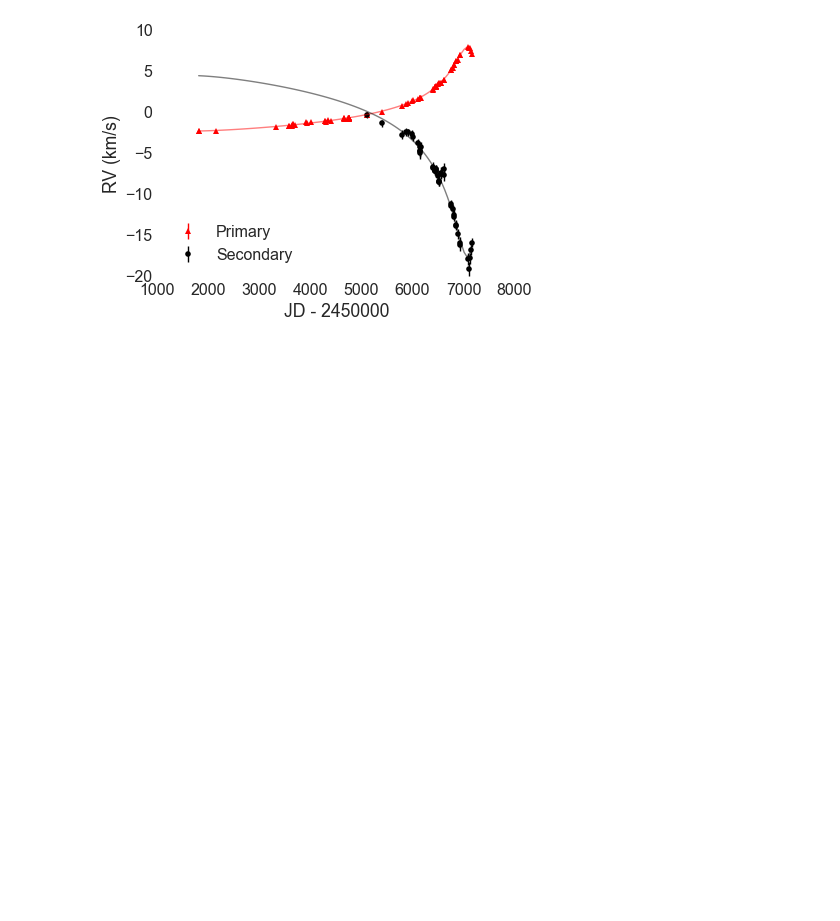
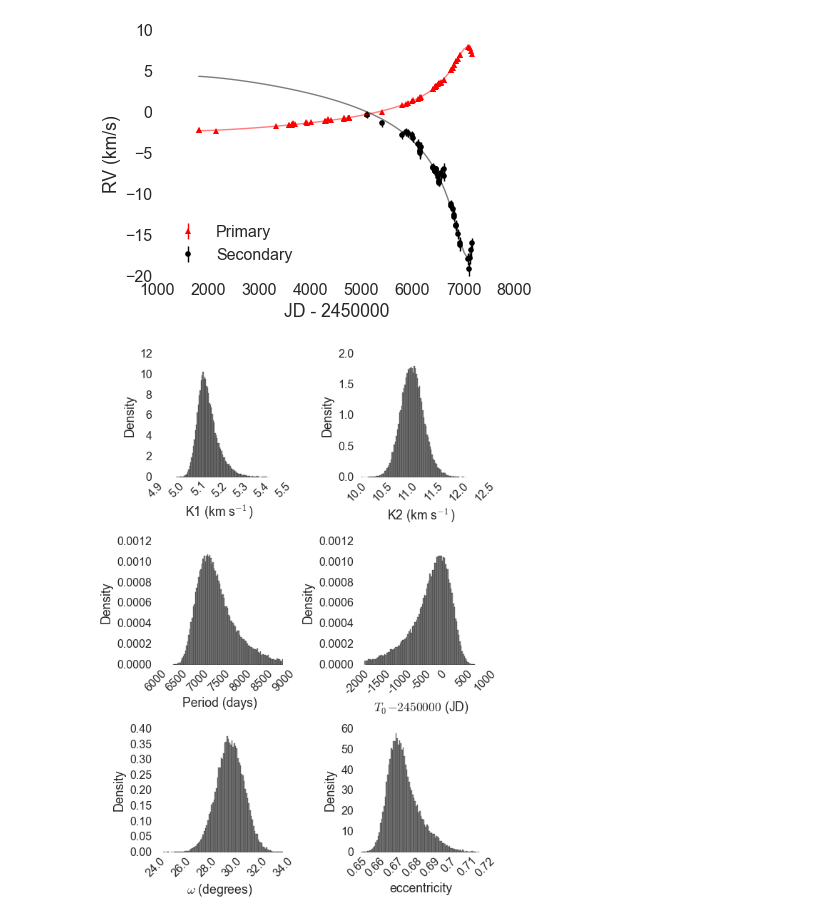
Before and after one commit to kgullikson88/Companion-Finder, a Jupyter notebook: Do_MCMC_Fit.ipynb, the cells around one changed output. Drawn from its saved outputs; the diff is of its cells as text; code cells hidden in the pictures; blank space fills up the shorter version.

```diff
--- a/Do_MCMC_Fit.ipynb
+++ b/Do_MCMC_Fit.ipynb
@@ -86,12 +68,14 @@ def print_val(label, samp, fmt='{:s} = {:.3f} + {:.3f} / - {:.3f}'):
     print(s)
     return s
 
-variables = ['K1', 'K2', 'Period', 'T0', 'w', 'e', 'dv1', 'dv2', 'lnf']
+variables = ['K1', 'K2', 'Period', 'T0', 'w', 'e', 'dv1', 'dv2', 'lnf', 'noise']
 for i, var_name in enumerate(variables):
     if var_name == 'w':
         s = print_val(var_name, samples[:, i]*180/np.pi)
     elif var_name == 'lnf':
         s = print_val('f', np.exp(samples[:, i]/2.0))
+    elif var_name == 'noise':
+        s = print_val('noise', np.exp(samples[:, i]))
     else:
         s = print_val(var_name, samples[:, i])
 # %% [output]
@@ -114,3 +100,50 @@ plt.savefig('../Paper/Figures/SB2_Orbit.pdf')
 # %%
 # Save the MCMC samples
 np.save('data/SB2_samples.npy', samples)
+# %%
+# Plot a histogram for each variable
+labels=['K1 (km s$^{-1}$)', 'K2 (km s$^{-1}$)', 'Period (days)', '$T_0 - 2450000$ (JD)',
+        '$\omega$ (degrees)', 'eccentricity',
+        '$\Delta v_1$ (km s$^{-1}$)', '$\Delta v_2$ (km s$^{-1}$)', 'Uncertainty Scale Factor', 'Stellar Noise (m/s)']
+
+fig = plt.figure(figsize=(8, 11))
+axes = []
+axes.append(fig.add_subplot(321))
+axes.append(fig.add_subplot(322))
+axes.append(fig.add_subplot(323))
+axes.append(fig.add_subplot(324))
+axes.append(fig.add_subplot(325))
+axes.append(fig.add_subplot(326))
+
+MassRatio_Fitter.sns.set_context('paper', font_scale=2.0)
+MassRatio_Fitter.sns.set_style('ticks')
+for i, var_name in enumerate(labels[:6]):
+    if var_name == '$\omega$ (degrees)':
+        s = samples[:, i]*180/np.pi
+    elif var_name == 'Uncertainty Scale Factor':
+        s = np.exp(samples[:, i]/2.0)
+    elif var_name == '$T_0 - 2450000$ (JD)':
+        s = samples[:, i] - 2450000
+    elif var_name == 'Stellar Noise (m/s)':
+        s = np.exp(samples[:, i]) * 1000.0
+    else:
+        s = samples[:, i]
+
+    ax = axes[i]
+    ax.hist(s, bins=100, color='gray', normed=True)
+    ax.set_xlabel(var_name)
+    ax.set_ylabel('Density')
+
+    # Format x-ticks
+    xticks = ax.get_xticks()
+    if var_name in ['Period (days)', '$T_0 - 2450000$ (JD)']:
+        xticks = xticks.astype(np.int)
+    ax.set_xticklabels(xticks, rotation=45)
+    #locs, labels = plt.xticks()
+    #plt.setp(labels, rotation=45)
+
+
+plt.tight_layout()
+plt.savefig('../Paper/Figures/Distributions_1.pdf')
+# %% [output]
+[figure, added]
```
Also changed, not shown: parts of 6 cells of this notebook, 2 other files.
